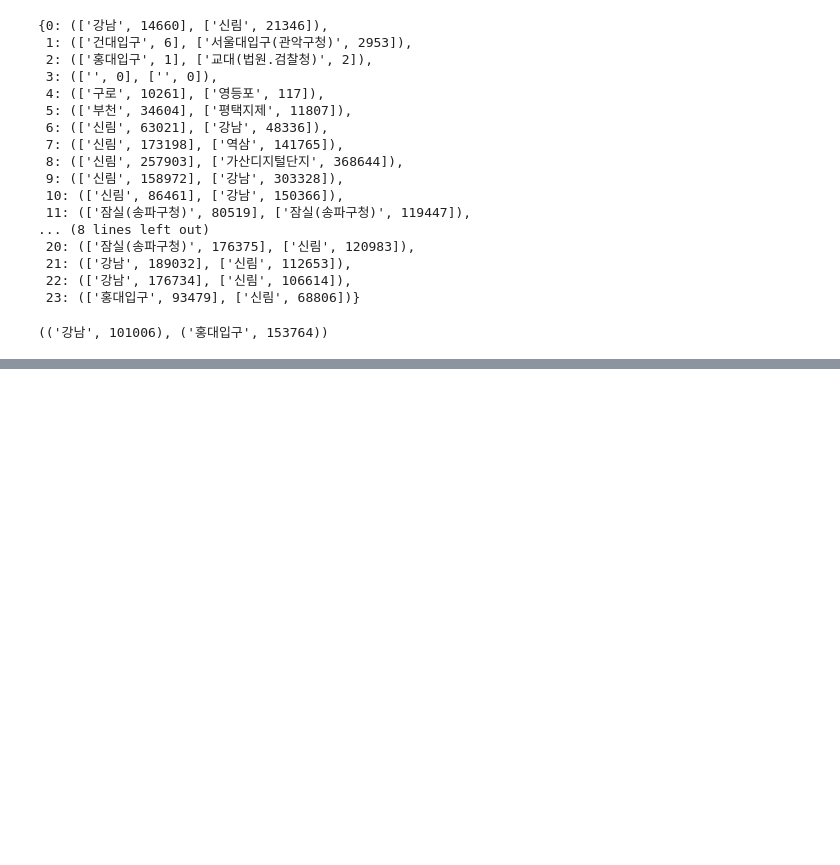
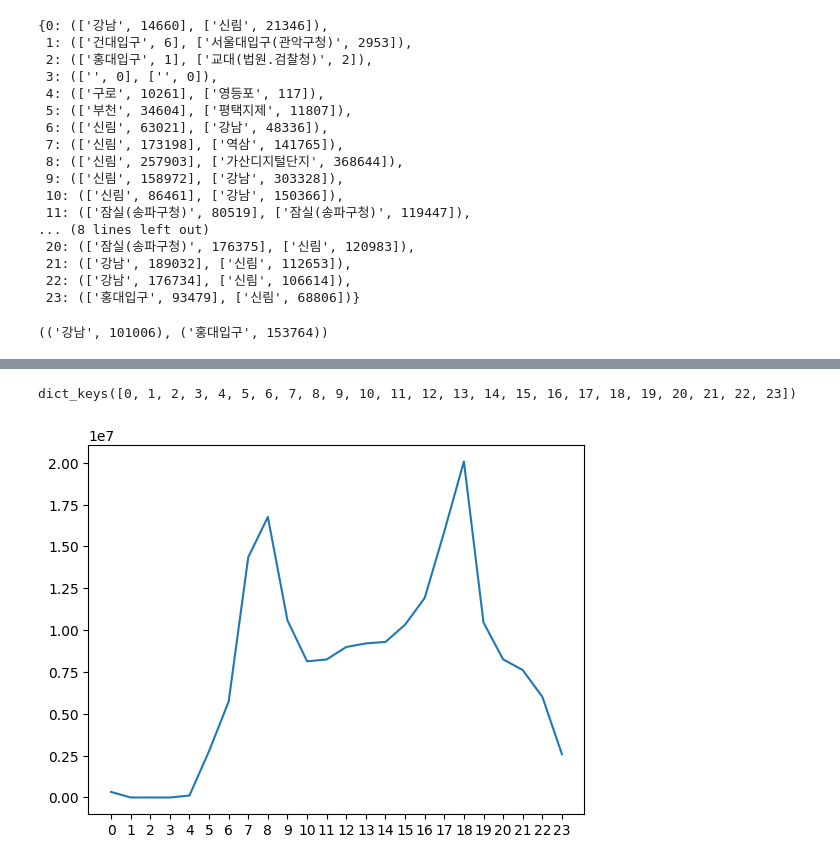
Before and after one commit to shared-repo/green-data-analysis, a Jupyter notebook: workspace/data-analysis-basic/example_06.ipynb, the cells around one changed output, grey strips where cells are left out. Drawn from its saved outputs; the diff is of its cells as text; code cells hidden in the pictures; blank space fills up the shorter version.

```diff
--- a/workspace/data-analysis-basic/example_06.ipynb
+++ b/workspace/data-analysis-basic/example_06.ipynb
@@ -218,3 +218,19 @@ def ordered_cnt_by_hour(hour, order='in', reverse=False):
 ordered_cnt_by_hour(13, 'in', True)[0], ordered_cnt_by_hour(13, 'out', True)[0]
 # %% [output]
 (('강남', 101006), ('홍대입구', 153764))
+# %%
+# 문제 4. 시간대별 전체 이용고객 수
+# 0 :
+# 1 :
+# ...
+# 23:
+cnt_per_hour = {}  # { 0: 1, 1: 1, 2:4, ... }
+for hour in range(0, 24):
+    target_hour = hour + 24 if hour < 4 else hour
+    hour_idx = target_hour * 2 - 5
+
+    cnt = 0
+    for row in time_data:
+        cnt += row[hour_idx]
+
+    cnt_per_hour[hour] = cnt
@@ -220,0 +257,12 @@ ordered_cnt_by_hour(13, 'in', True)[0], ordered_cnt_by_hour(13, 'out', True)[0]
+# %%
+cnt_per_hour.values()
+# %% [output]
+dict_keys([0, 1, 2, 3, 4, 5, 6, 7, 8, 9, 10, 11, 12, 13, 14, 15, 16, 17, 18, 19, 20, 21, 22, 23])
+# %%
+import matplotlib.pyplot as plt
+
+plt.plot(cnt_per_hour.values())
+plt.xticks(list(cnt_per_hour.keys()))
+plt.show()
+# %% [output]
+[figure, added]
```
Also changed, not shown: parts of 1 cell of this notebook.
